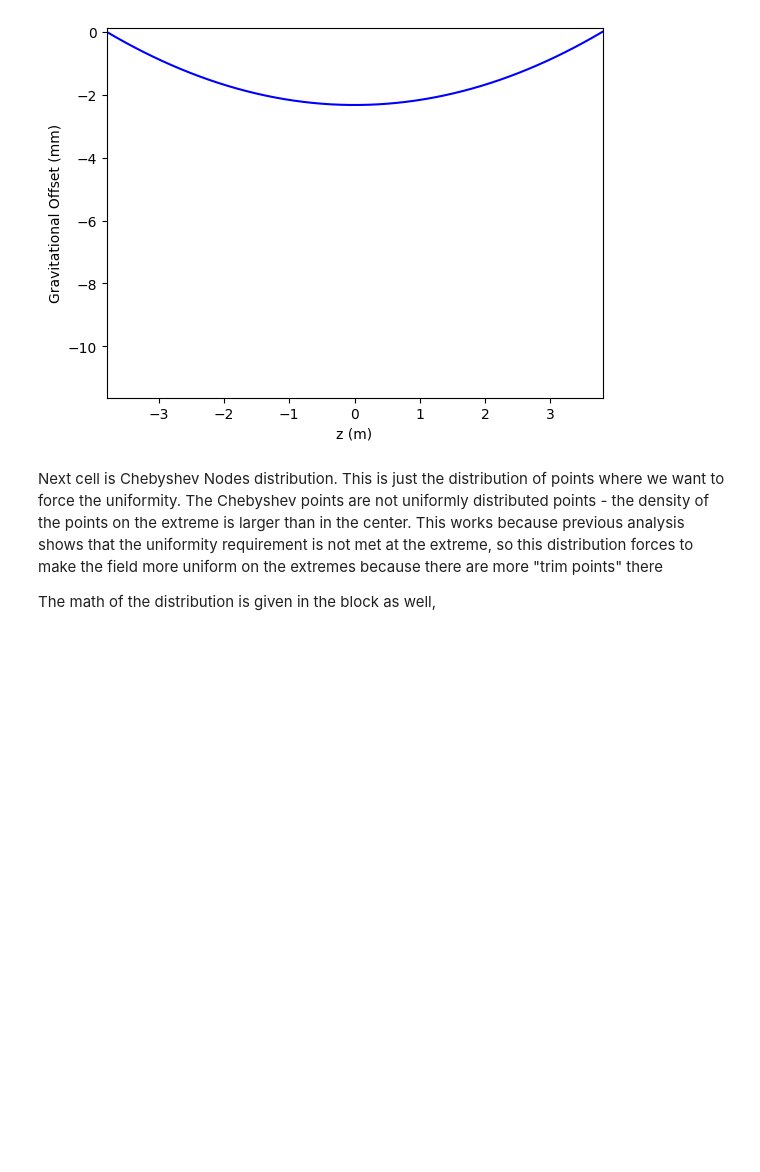
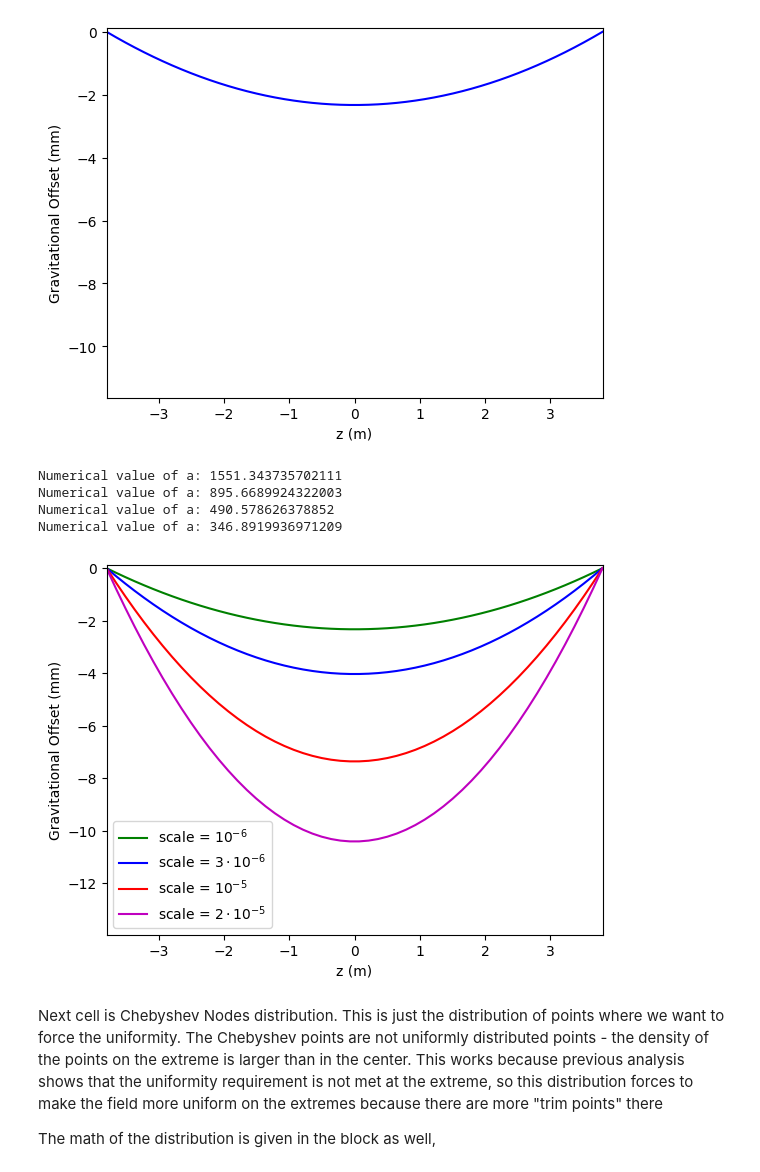
Before and after one commit to jseguine/Project8_bfield, a Jupyter notebook: interactiveChebyGood.ipynb, the cells around one changed output. Cells and saved outputs as stored; diff of their text form; code cells hidden in the pictures; blank space fills up the shorter version.

```diff
--- a/interactiveChebyGood.ipynb
+++ b/interactiveChebyGood.ipynb
@@ -86,6 +78,28 @@ plt.show()
 # %% [output]
 Numerical value of a: 1551.343735702111
 [figure]
+# %%
+offset = make_offset(z_main, l_scale, 2*max(z_main))
+plt.plot(z_main, 1e3*offset, color = "g", label=fr"scale = $10^{{-6}}$")
+plt.ylim((6*min(offset)*1e3, abs(min(offset))/20*1e3))
+offset = make_offset(z_main, 1+3e-6, 2*max(z_main))
+plt.plot(z_main, 1e3*offset, color = "b", label=fr"scale = $3\cdot10^{{-6}}$")
+
+offset = make_offset(z_main, 1+1e-5, 2*max(z_main))
+plt.plot(z_main, 1e3*offset, color = "r", label=fr"scale = $10^{{-5}}$")
+offset = make_offset(z_main, 1+2e-5, 2*max(z_main))
+plt.plot(z_main, 1e3*offset, color = "m", label=fr"scale = $2\cdot10^{{-5}}$")
+plt.xlim((min(z_main), max(z_main)))
+plt.xlabel("z (m)")
+plt.ylabel(fr"Gravitational Offset (mm)")
+plt.legend()
+plt.show()
+# %% [output]
+Numerical value of a: 1551.343735702111
+Numerical value of a: 895.6689924322003
+Numerical value of a: 490.578626378852
+Numerical value of a: 346.8919936971209
+[figure, added]
 # %% [markdown]
 Next cell is Chebyshev Nodes distribution. This is just the distribution of points where we want to force the uniformity. The Chebyshev points are not uniformly distributed points - the density of the points on the extreme is larger than in the center. This works because previous analysis shows that the uniformity requirement is not met at the extreme, so this distribution forces to make the field more uniform on the extremes because there are more "trim points" there
 
```
Also changed, not shown: parts of 2 cells of this notebook, 2 other files.
